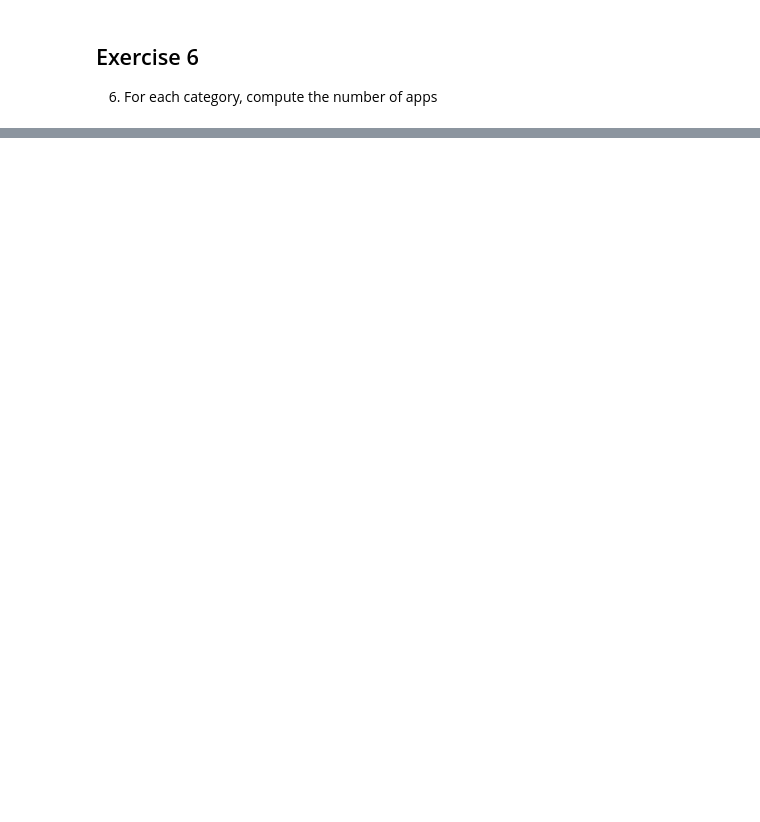
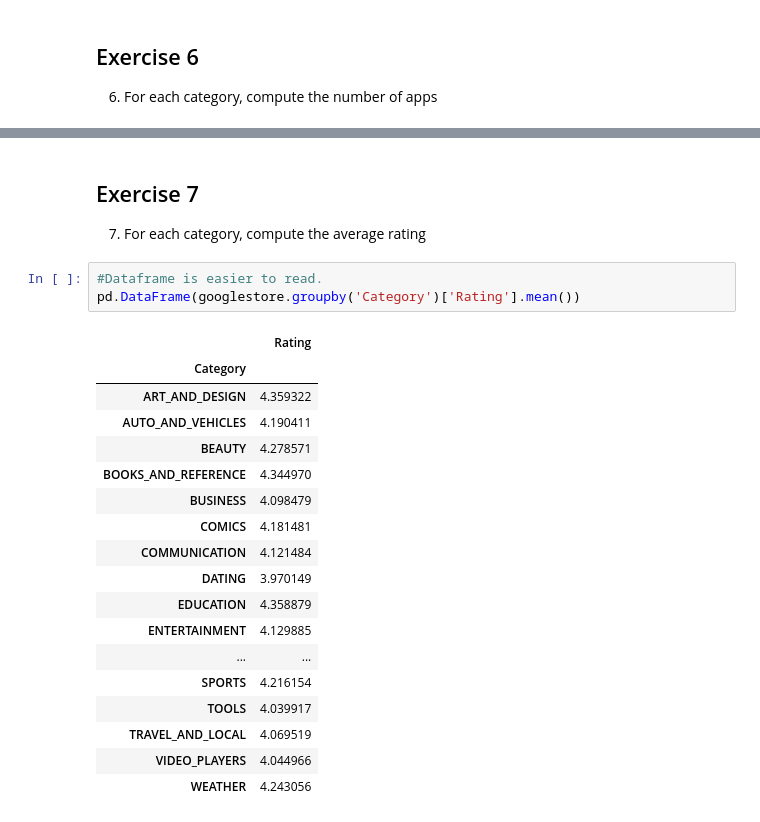
Before and after one commit to pkasela/FCS-Final_Project_846965, a Jupyter notebook: Solution_For_Exam.ipynb, the cells around one changed output, grey strips where cells are left out. Cells and saved outputs as stored; diff of their text form; blank space fills up the shorter version.

Commit message:
Completed Until Exercise 8

```diff
--- a/Solution_For_Exam.ipynb
+++ b/Solution_For_Exam.ipynb
@@ -392,0 +399,25 @@ googlestore.head()
+# %% [markdown]
+## Exercise 7
+7. For each category, compute the average rating
+# %%
+#Dataframe is easier to read.
+pd.DataFrame(googlestore.groupby('Category')['Rating'].mean())
+# %% [output]
+|  | Rating |
+| Category |  |
+| ART_AND_DESIGN | 4.359322 |
+| AUTO_AND_VEHICLES | 4.190411 |
+| BEAUTY | 4.278571 |
+| BOOKS_AND_REFERENCE | 4.344970 |
+| BUSINESS | 4.098479 |
+| COMICS | 4.181481 |
+| COMMUNICATION | 4.121484 |
+| DATING | 3.970149 |
+| EDUCATION | 4.358879 |
+| ENTERTAINMENT | 4.129885 |
+| ... | ... |
+| SPORTS | 4.216154 |
+| TOOLS | 4.039917 |
+| TRAVEL_AND_LOCAL | 4.069519 |
+| VIDEO_PLAYERS | 4.044966 |
+| WEATHER | 4.243056 |
```
Also changed, not shown: parts of 37 cells of this notebook.
